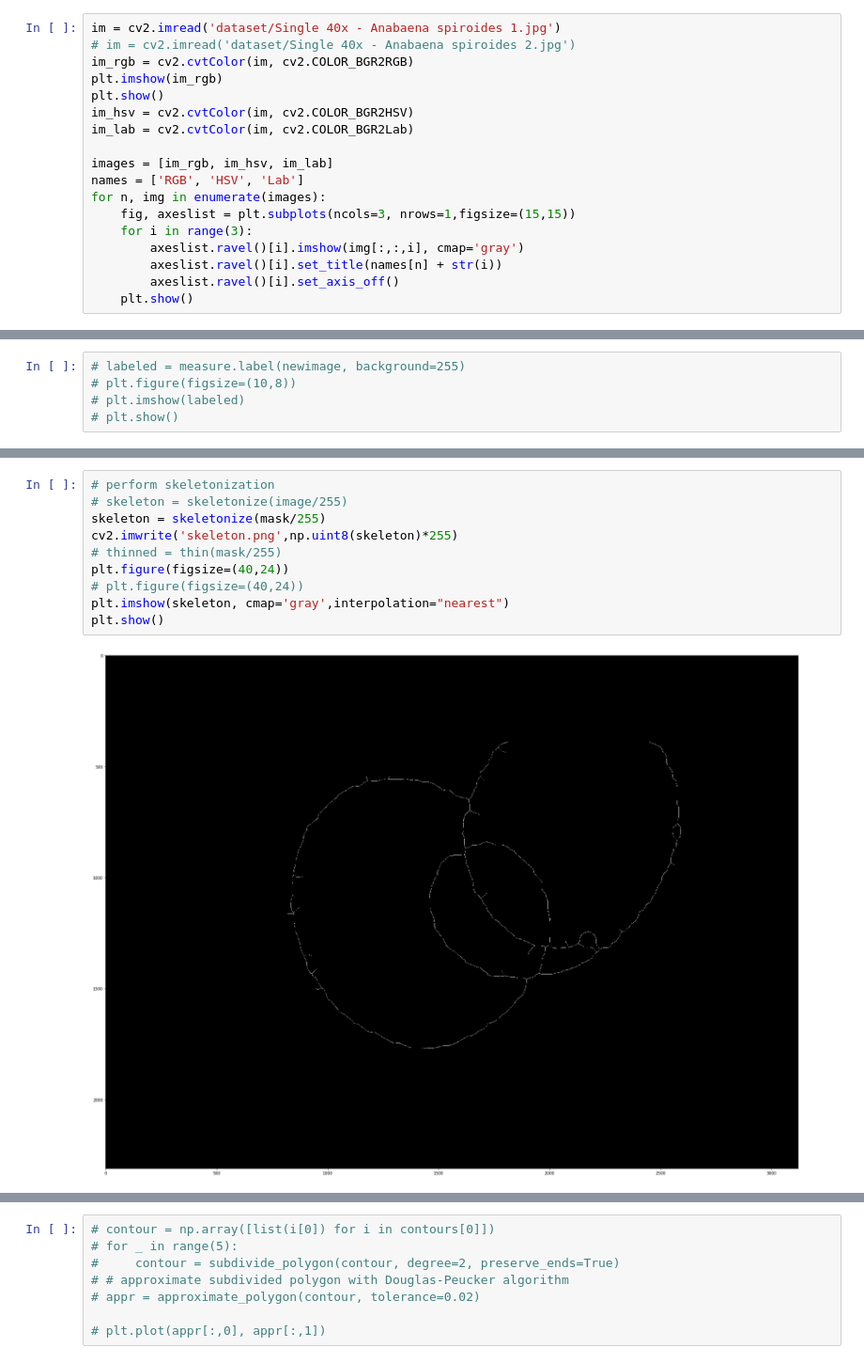
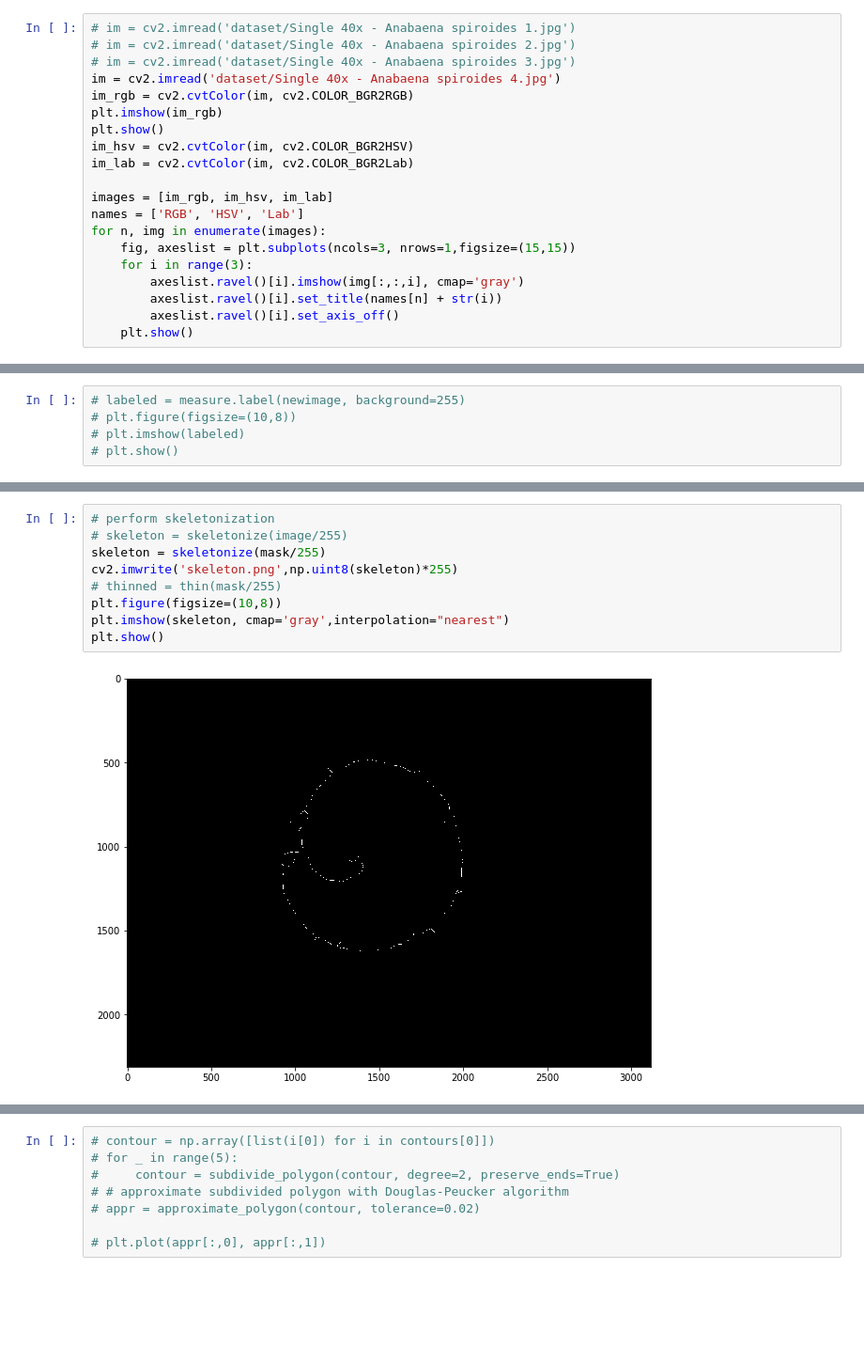
Before and after one commit to iagooteroc/analisis_imagen, a Jupyter notebook: P3/P3.ipynb, the cells around one changed output, grey strips where cells are left out. Shown at 94% size. Saved outputs shown, nothing was run; the diff lists cells and outputs as text; blank space fills up the shorter version.

```diff
--- a/P3/P3.ipynb
+++ b/P3/P3.ipynb
@@ -12,6 +15,8 @@ from skimage.measure import find_contours, approximate_polygon, \
 # %%
-im = cv2.imread('dataset/Single 40x - Anabaena spiroides 1.jpg')
+# im = cv2.imread('dataset/Single 40x - Anabaena spiroides 1.jpg')
 # im = cv2.imread('dataset/Single 40x - Anabaena spiroides 2.jpg')
+# im = cv2.imread('dataset/Single 40x - Anabaena spiroides 3.jpg')
+im = cv2.imread('dataset/Single 40x - Anabaena spiroides 4.jpg')
 im_rgb = cv2.cvtColor(im, cv2.COLOR_BGR2RGB)
 plt.imshow(im_rgb)
 plt.show()
@@ -101,15 +96,14 @@ plt.show()
 # %%
 # perform skeletonization
 # skeleton = skeletonize(image/255)
 skeleton = skeletonize(mask/255)
 cv2.imwrite('skeleton.png',np.uint8(skeleton)*255)
 # thinned = thin(mask/255)
-plt.figure(figsize=(40,24))
-# plt.figure(figsize=(40,24))
+plt.figure(figsize=(10,8))
 plt.imshow(skeleton, cmap='gray',interpolation="nearest")
 plt.show()
 # %% [output]
-[figure, old version]
+[figure, new version]
 # %%
 _, contours, hierarchy = cv2.findContours(skeleton.astype(int),cv2.RETR_CCOMP,cv2.CHAIN_APPROX_NONE)
 contours.sort(key=lambda c: cv2.arcLength(c, False), reverse=True)
```
Also changed, not shown: parts of 13 cells of this notebook.
